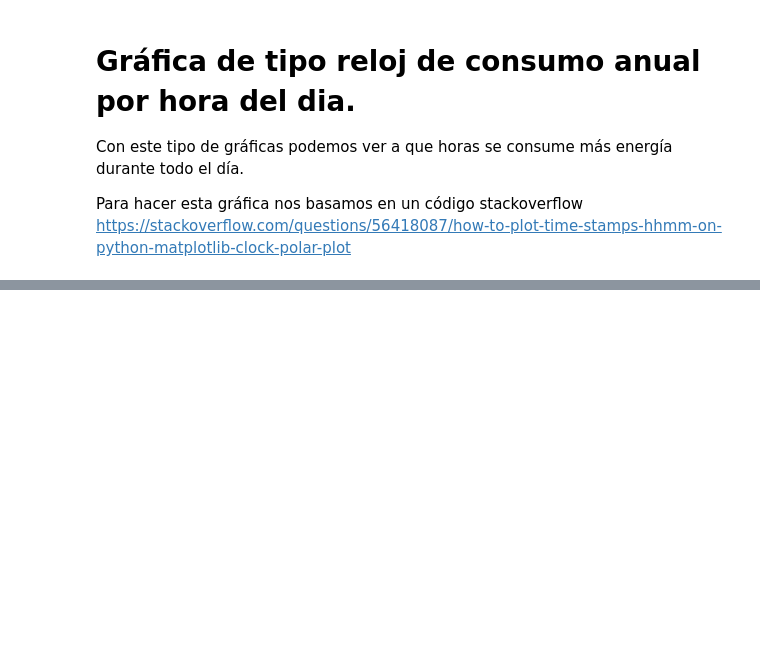
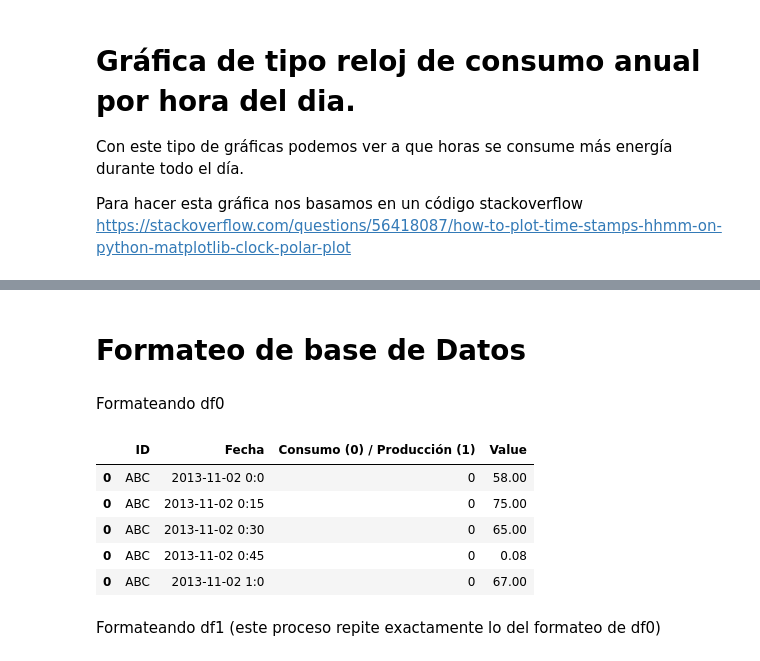
Before and after one commit to cesar-xyz/Equipo1_MA2006B, a Jupyter notebook: Exploracion_trazas.ipynb, the cells around one changed output, grey strips where cells are left out. Saved outputs shown, nothing was run; the diff lists cells and outputs as text; code cells hidden in the pictures; blank space fills up the shorter version.

Commit message:
formateo de datos

```diff
--- a/Exploracion_trazas.ipynb
+++ b/Exploracion_trazas.ipynb
@@ -235,0 +236,34 @@ plt.show()
+# %% [markdown]
+# Formateo de base de Datos
+# %% [markdown]
+Formateando df0
+# %%
+# se crea una sola columna con los valores de cada hora
+new_df0 = pd.DataFrame(df0_sub.stack())
+
+# agregado de una columna nueva con los minutos a los que corresponde cada valor
+new_df0.index = new_columns * 364
+# %%
+# filtrado de base de datos con columnas requeridas
+df0 = df0[["ID","Consumo (0) / Producción (1)","Dia"]]
+df0 = df0.iloc[np.repeat(np.arange(len(df0)), 96)]
+
+# creado de columna de valores por instante con el new_df0 ya creado
+df0['Value'] = np.array(new_df0[0])
+
+# union de la columna de fecha con la columna de minutos
+df0['Fecha'] = df0['Dia'].astype(str) + " " + new_df0.index
+
+# se filtran nuevamente solo las columnas requeridas
+df0 = df0.filter(['ID', 'Fecha', 'Consumo (0) / Producción (1)', 'Value'])
+# %%
+df0.head()
+# %% [output]
+|  | ID | Fecha | Consumo (0) / Producción (1) | Value |
+| 0 | ABC | 2013-11-02 0:0 | 0 | 58.00 |
+| 0 | ABC | 2013-11-02 0:15 | 0 | 75.00 |
+| 0 | ABC | 2013-11-02 0:30 | 0 | 65.00 |
+| 0 | ABC | 2013-11-02 0:45 | 0 | 0.08 |
+| 0 | ABC | 2013-11-02 1:0 | 0 | 67.00 |
+# %% [markdown]
+Formateando df1 (este proceso repite exactamente lo del formateo de df0)
```
Also changed, not shown: parts of 7 cells of this notebook.
